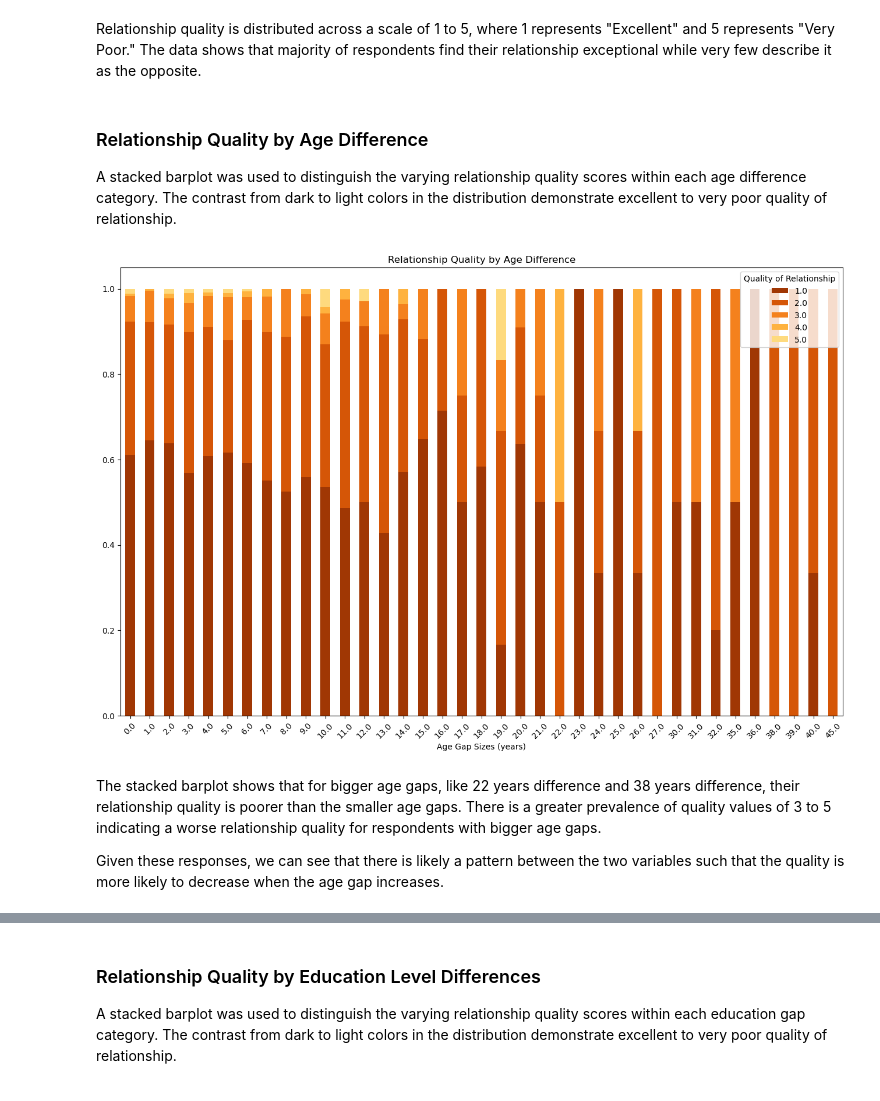
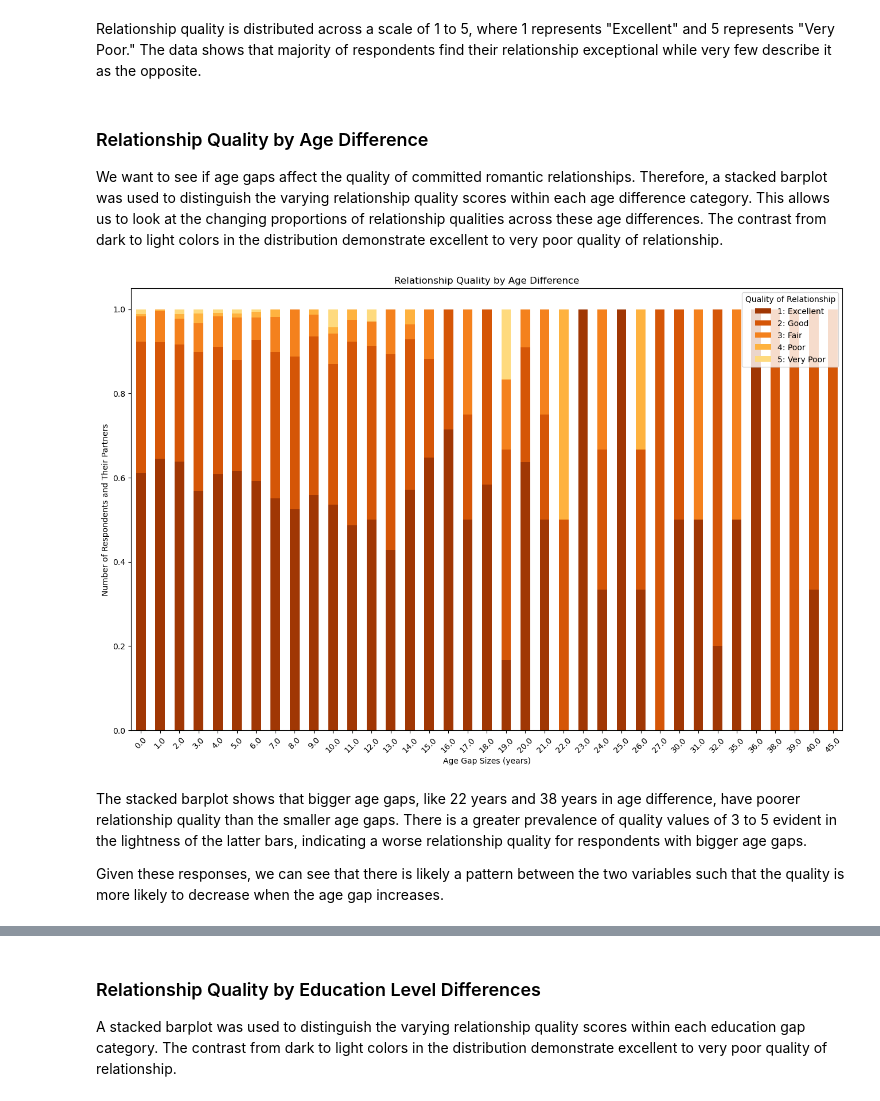
Before and after one commit to jammyegg/COGS-108-Final-Project, a Jupyter notebook: FinalProject_Group153-FA24.ipynb, the cells around one changed output, grey strips where cells are left out. Drawn from its saved outputs; the diff is of its cells as text; code cells hidden in the pictures.

```diff
--- a/FinalProject_Group153-FA24.ipynb
+++ b/FinalProject_Group153-FA24.ipynb
@@ -291,19 +302,27 @@ Relationship quality is distributed across a scale of 1 to 5, where 1 represents
 # %% [markdown]
 ### Relationship Quality by Age Difference
 
-A stacked barplot was used to distinguish the varying relationship quality scores within each age difference category. The contrast from dark to light colors in the distribution demonstrate excellent to very poor quality of relationship.
+We want to see if age gaps affect the quality of committed romantic relationships. Therefore, a stacked barplot was used to distinguish the varying relationship quality scores within each age difference category. This allows us to look at the changing proportions of relationship qualities across these age differences. The contrast from dark to light colors in the distribution demonstrate excellent to very poor quality of relationship.
 # %%
-# Plot age difference categories vs relationship quality
+# Plot age difference categories vs. relationship quality
 df2 = subset_df.groupby(['Quality of Relationship','Age Difference'])['Quality of Relationship'].count().unstack('Age Difference').fillna(0)
 sub_df2 = np.transpose(df2.div(df2.sum()))
 
 ax = sub_df2.plot(kind='bar', stacked=True, rot=0, color=sns.color_palette("YlOrBr", as_cmap=False)[::-1])
 plt.title('Relationship Quality by Age Difference')
+plt.legend(title='Quality of Relationship',
+           labels=['1: Excellent',
+                  '2: Good',
+                  '3: Fair',
+                  '4: Poor',
+                  '5: Very Poor'],
+           loc='upper right')
 plt.xlabel('Age Gap Sizes (years)')
+plt.ylabel('Number of Respondents and Their Partners')
 plt.xticks(rotation=45);
 # %% [output]
-[figure, old version]
+[figure, new version]
 # %% [markdown]
-The stacked barplot shows that for bigger age gaps, like 22 years difference and 38 years difference, their relationship quality is poorer than the smaller age gaps. There is a greater prevalence of quality values of 3 to 5 indicating a worse relationship quality for respondents with bigger age gaps.
+The stacked barplot shows that bigger age gaps, like 22 years and 38 years in age difference, have poorer relationship quality than the smaller age gaps. There is a greater prevalence of quality values of 3 to 5 evident in the lightness of the latter bars, indicating a worse relationship quality for respondents with bigger age gaps.
 
 Given these responses, we can see that there is likely a pattern between the two variables such that the quality is more likely to decrease when the age gap increases.
```
Also changed, not shown: parts of 12 cells of this notebook.
